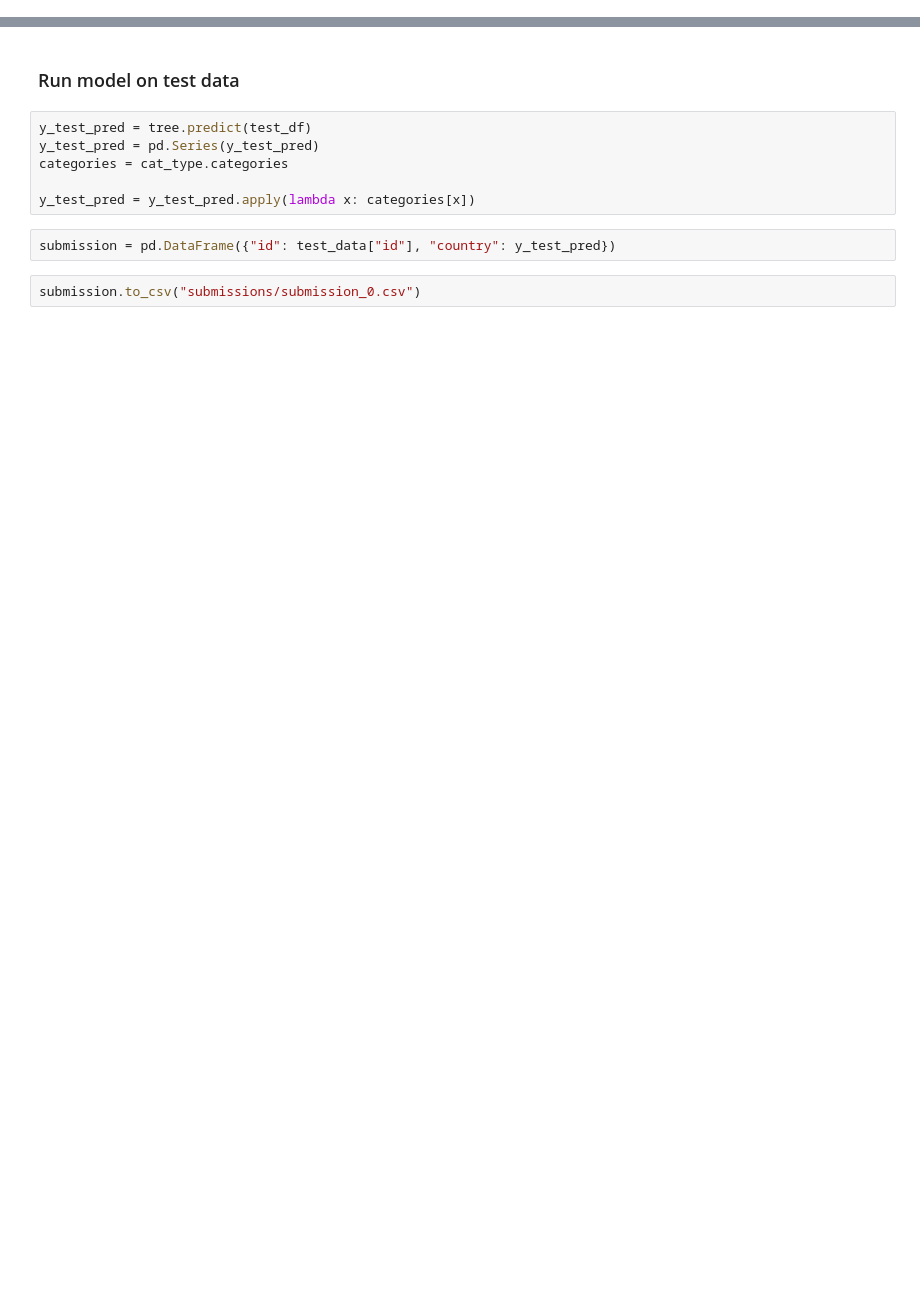
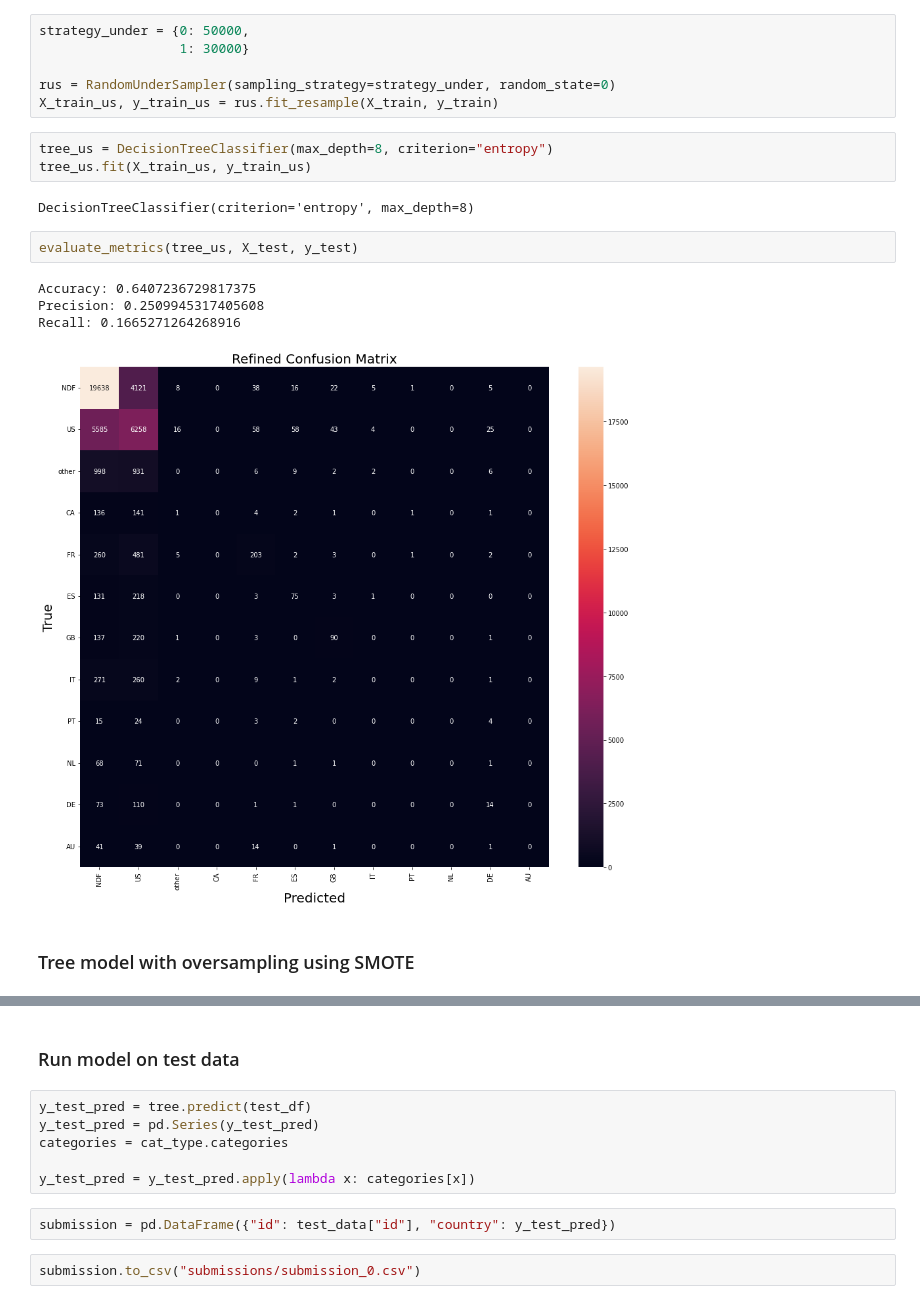
Before and after one commit to fondyu530/ml_task, a Jupyter notebook: ML_model_training.ipynb, the cells around one changed output, grey strips where cells are left out. Drawn from its saved outputs; the diff is of its cells as text; blank space fills up the shorter version.

```diff
--- a/ML_model_training.ipynb
+++ b/ML_model_training.ipynb
@@ -127,0 +179,20 @@ plt.show()
+# %%
+strategy_under = {0: 50000,
+                  1: 30000}
+
+rus = RandomUnderSampler(sampling_strategy=strategy_under, random_state=0)
+X_train_us, y_train_us = rus.fit_resample(X_train, y_train)
+# %%
+tree_us = DecisionTreeClassifier(max_depth=8, criterion="entropy")
+tree_us.fit(X_train_us, y_train_us)
+# %% [output]
+DecisionTreeClassifier(criterion='entropy', max_depth=8)
+# %%
+evaluate_metrics(tree_us, X_test, y_test)
+# %% [output]
+Accuracy: 0.6407236729817375
+Precision: 0.2509945317405608
+Recall: 0.1665271264268916
+[figure, added]
+# %% [markdown]
+### Tree model with oversampling using SMOTE
```
Also changed, not shown: parts of 43 cells of this notebook, 8 other files.
